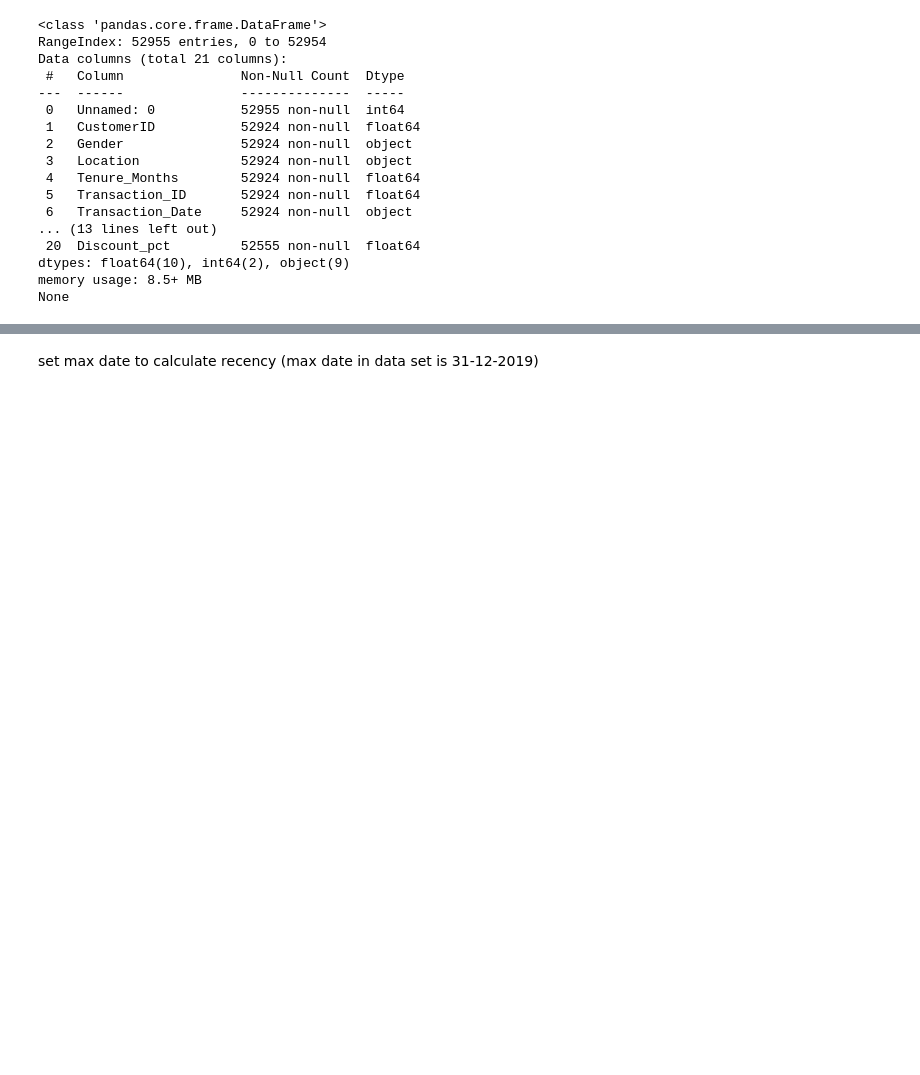
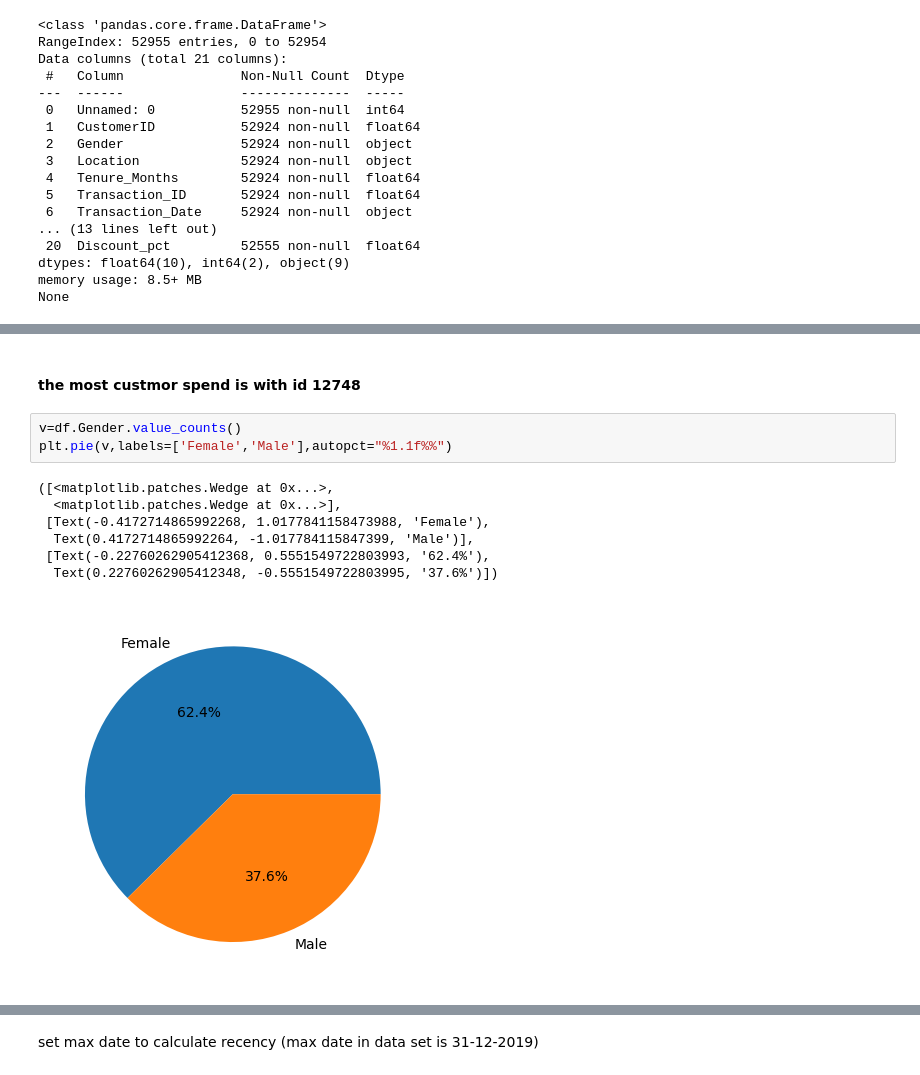
Before and after one commit to tokaM107/Customer-segmentation-and-visualization-using-RFM, a Jupyter notebook: p.ipynb, the cells around one changed output, grey strips where cells are left out. Drawn from its saved outputs; the diff is of its cells as text; blank space fills up the shorter version.

```diff
--- a/p.ipynb
+++ b/p.ipynb
@@ -96,0 +111,13 @@ data['TotalPrice'] = data['Quantity'] * data['Avg_Price']
+# %% [markdown]
+#### the most custmor spend is with id 12748
+# %%
+v=df.Gender.value_counts()
+plt.pie(v,labels=['Female','Male'],autopct="%1.1f%%")
+# %% [output]
+([<matplotlib.patches.Wedge at 0x...>,
+  <matplotlib.patches.Wedge at 0x...>],
+ [Text(-0.4172714865992268, 1.0177841158473988, 'Female'),
+  Text(0.4172714865992264, -1.017784115847399, 'Male')],
+ [Text(-0.22760262905412368, 0.5551549722803993, '62.4%'),
+  Text(0.22760262905412348, -0.5551549722803995, '37.6%')])
+[figure, added]
```
Also changed, not shown: parts of 33 cells of this notebook, 1 other file.
